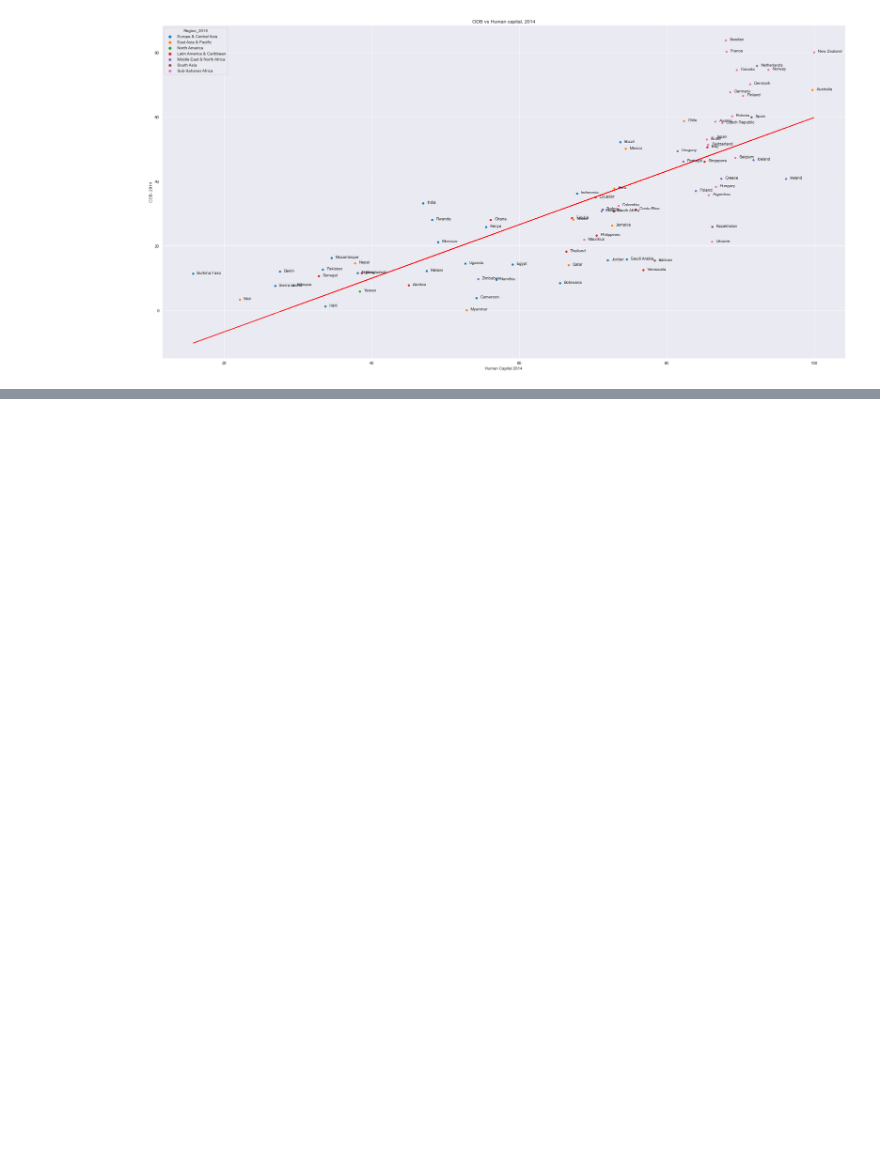
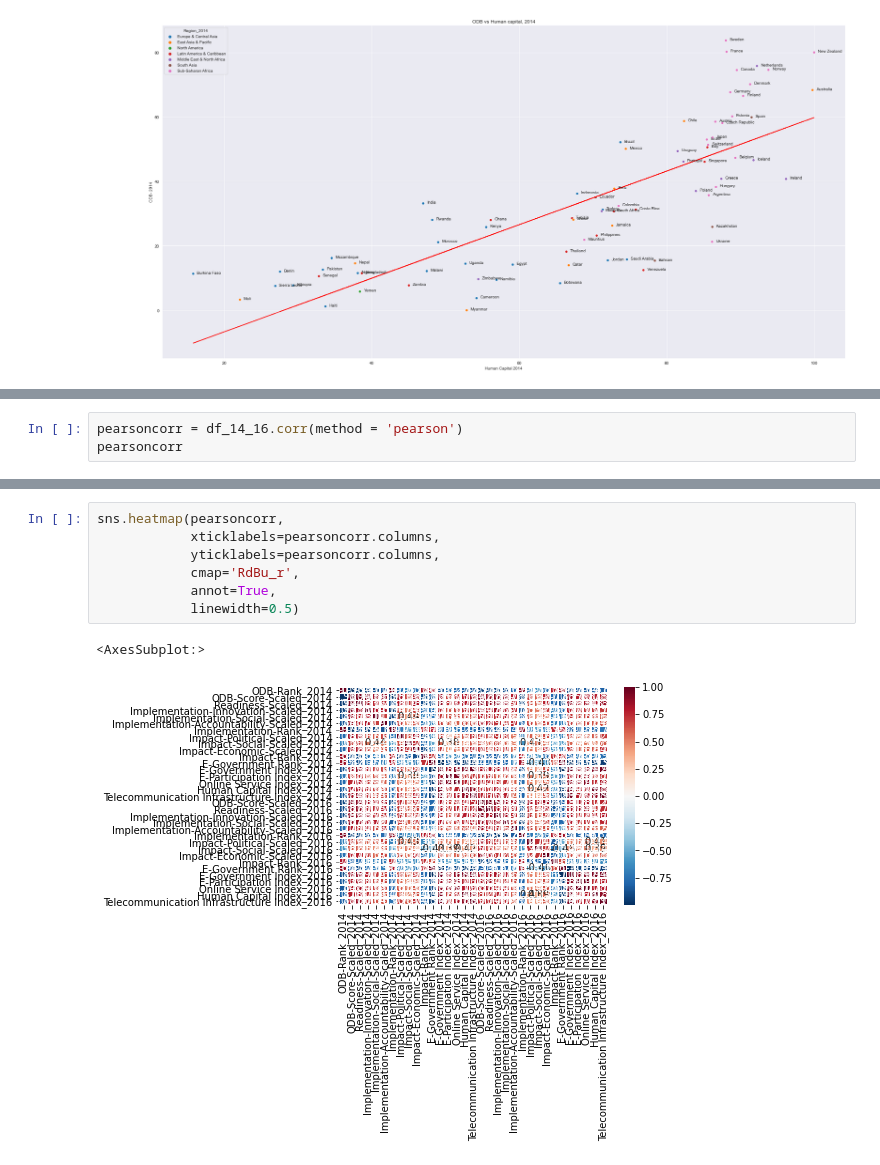
Before and after one commit to kreetigulati/Egovernance_and_OpenData, a Jupyter notebook: Jordan/Merge graphing.ipynb, the cells around one changed output, grey strips where cells are left out. Cells and saved outputs as stored; diff of their text form; blank space fills up the shorter version.

```diff
--- a/Jordan/Merge graphing.ipynb
+++ b/Jordan/Merge graphing.ipynb
@@ -347,0 +480,3 @@ for i, label in enumerate(df_14_16['Country']):
+# %%
+pearsoncorr = df_14_16.corr(method = 'pearson')
+pearsoncorr
@@ -347,0 +502,10 @@ for i, label in enumerate(df_14_16['Country']):
+# %%
+sns.heatmap(pearsoncorr,
+            xticklabels=pearsoncorr.columns,
+            yticklabels=pearsoncorr.columns,
+            cmap='RdBu_r',
+            annot=True,
+            linewidth=0.5)
+# %% [output]
+<AxesSubplot:>
+[figure, added]
```
Also changed, not shown: parts of 14 cells of this notebook.
